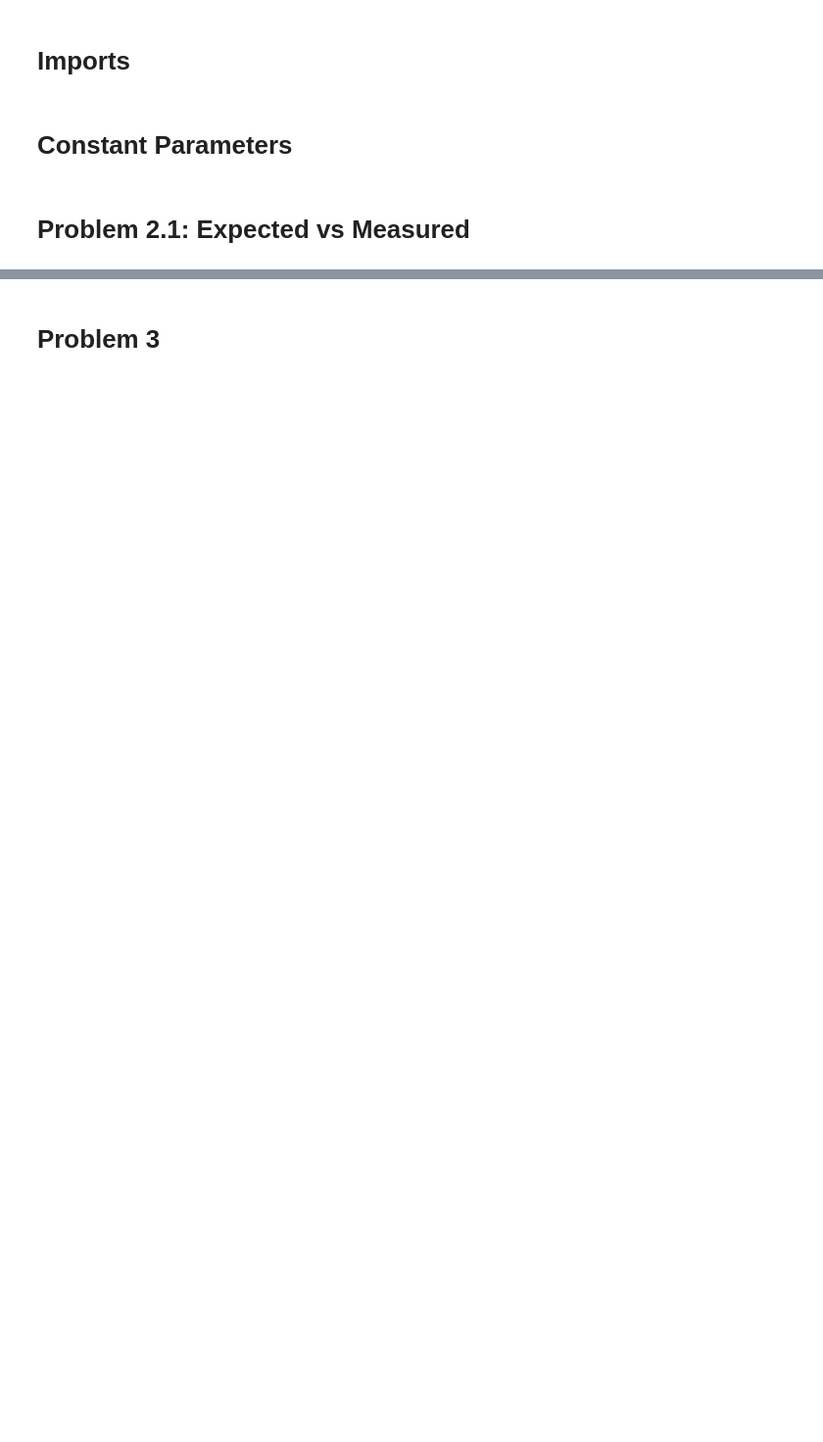
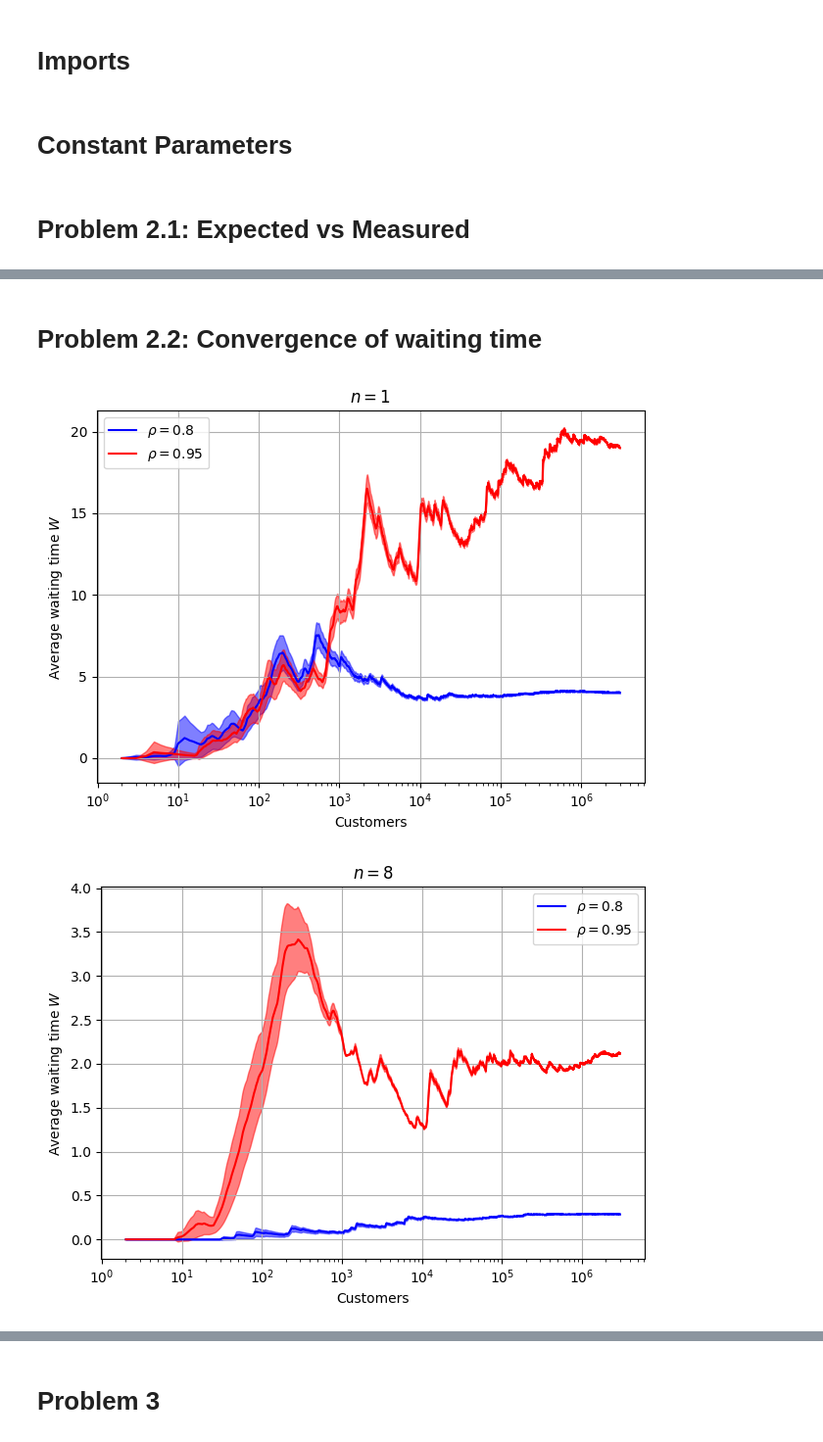
Before and after one commit to Asewlal01/WaitTimeExplorer, a Jupyter notebook: main.ipynb, the cells around one changed output, grey strips where cells are left out. Shown at 98% size. Drawn from its saved outputs; the diff is of its cells as text; code cells hidden in the pictures; blank space fills up the shorter version.

```diff
--- a/main.ipynb
+++ b/main.ipynb
@@ -77,0 +82,49 @@ for n in ns:
+# %% [markdown]
+# Problem 2.2: Convergence of waiting time
+# %%
+# Colors used for plots
+colors = ['blue', 'red']
+
+for n in [ns[0], ns[-1]]:
+    # Create figure
+    fig, ax = plt.subplots()
+    ax.set_title(f'$n = {n}$')
+    for i, rho in enumerate([rhos[0], rhos[-1]]):
+        # Get waiting array
+        waiting = simulate_MMn(customers, rho, mu, n)
+        waiting = np.array(waiting)
+
+        # Calculate average
+        N = np.arange(1, customers + 1)
+        average = np.cumsum(waiting) / N
+
+        # Calculate variance and std
+        var = (np.cumsum(waiting**2) + N * average**2 - 2 * average * np.cumsum(average))[1:] / (N[1:] - 1)
+        std = np.sqrt(var)
+
+        # Start from 2 customers
+        average = average[1:]
+        N = N[1:]
+
+
+        # Compute confidence interval
+        conf = 1.96 * std / np.sqrt(N)
+
+        # Left and right interval
+        left = average - conf
+        right = average + conf
+
+        # Plotting
+        ax.semilogx(N, average, label=f'$\\rho = {rho}$', color=colors[i])
+        ax.fill_between(N, left, right, color=colors[i], alpha=0.5)
+
+    # Figure settings
+    ax.set_xlabel('Customers')
+    ax.set_ylabel('Average waiting time $W$')
+    ax.grid()
+    ax.legend()
+    fig.tight_layout()
+    fig.savefig(f'results/CustomersVStime_{n}.jpg', dpi=300)
+# %% [output]
+[figure, added]
+[figure, added]
```
Also changed, not shown: parts of 12 cells of this notebook, 8 other files.
